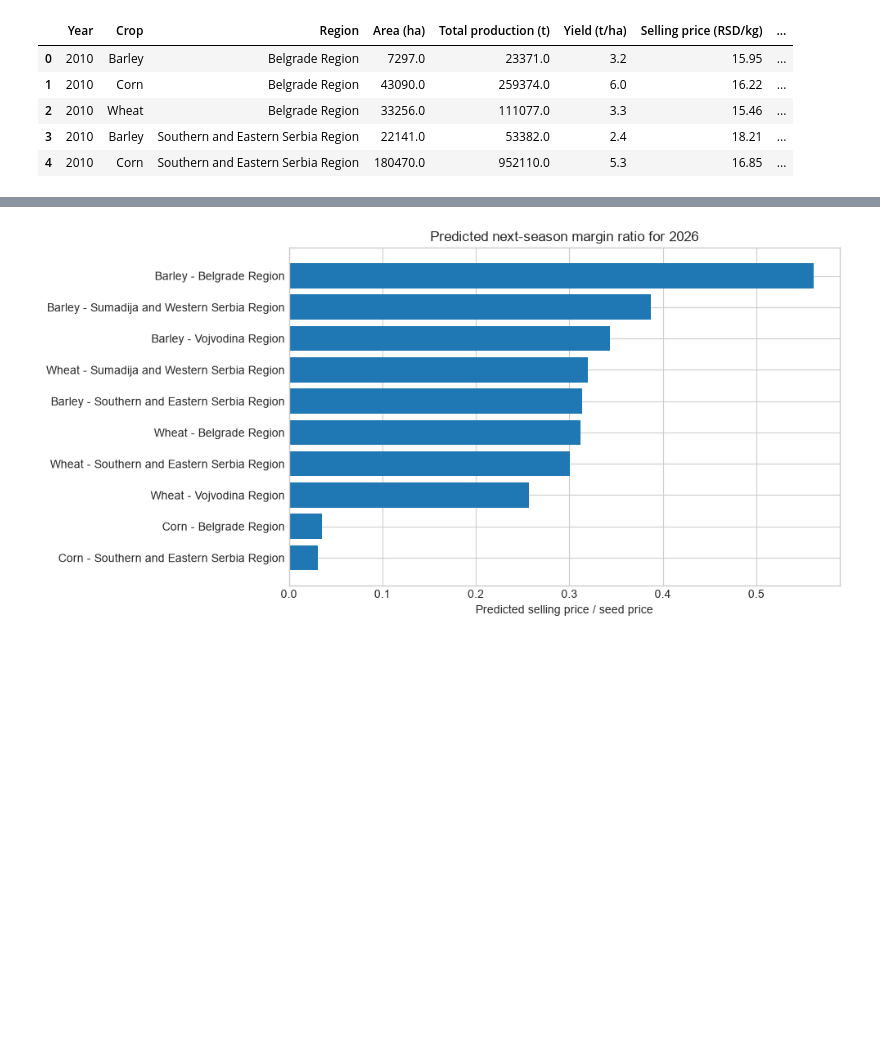
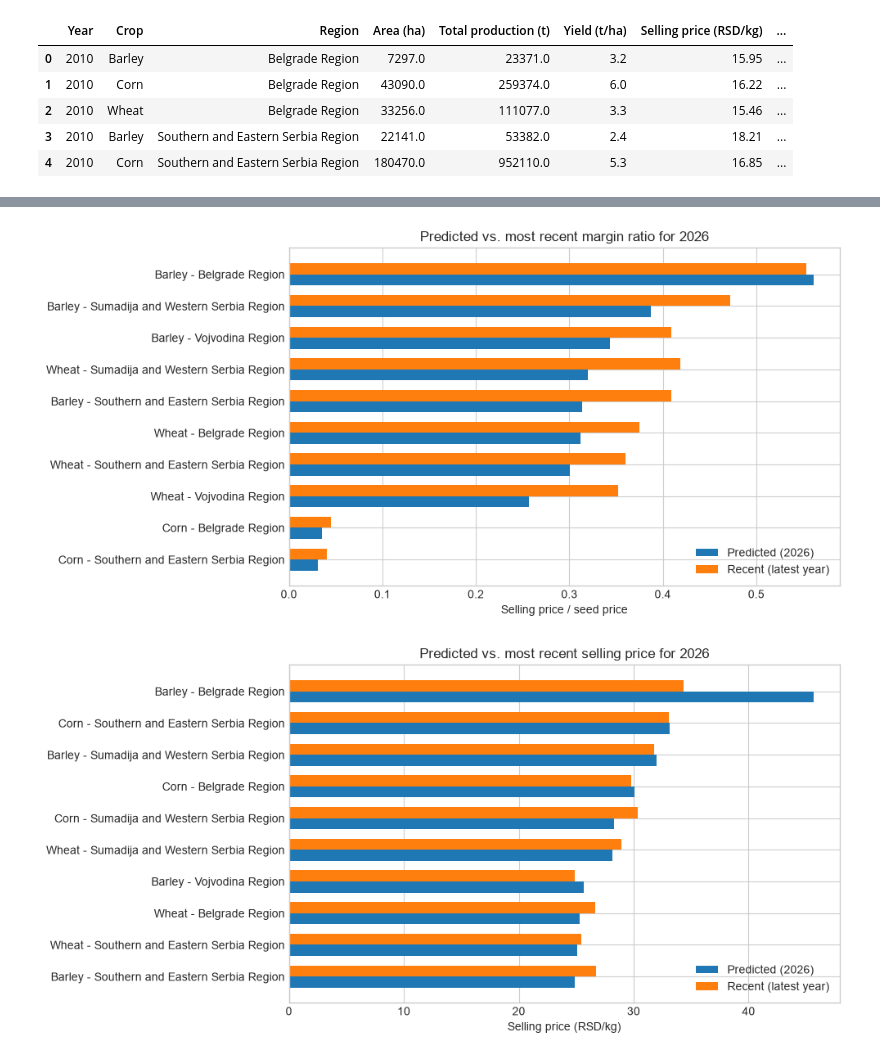
Before and after one commit to aleksandarhorvat/serbia-agriculture-data-analysis, a Jupyter notebook: project.ipynb, the cells around one changed output, grey strips where cells are left out. Cells and saved outputs as stored; diff of their text form; code cells hidden in the pictures; blank space fills up the shorter version.

```diff
--- a/project.ipynb
+++ b/project.ipynb
@@ -50,8 +50,6 @@ from IPython.display import display
 plt.style.use("seaborn-v0_8-whitegrid")
 
 analysis_df = df.copy()
-for column in ["Selling price (RSD/kg)", "Seed price (RSD/kg)", "Yield (t/ha)", "Area (ha)", "Total production (t)"]:
-    analysis_df[column] = pd.to_numeric(analysis_df[column], errors="coerce")
 
 analysis_df["Price margin (RSD/kg)"] = analysis_df["Selling price (RSD/kg)"] - analysis_df["Seed price (RSD/kg)"]
 analysis_df["Margin ratio"] = analysis_df["Selling price (RSD/kg)"] / analysis_df["Seed price (RSD/kg)"]
@@ -159,7 +163,7 @@ for ax, crop in zip(axes, sorted(demeaned["Crop"].unique())):
     ax.scatter(subset["Yield, year-demeaned (t/ha)"], subset["Selling price, year-demeaned (RSD/kg)"], alpha=0.6)
     ax.axhline(0, color="grey", linewidth=0.8)
     ax.axvline(0, color="grey", linewidth=0.8)
-    ax.set_title(f"{crop} (n={len(subset)})")
+    ax.set_title(f"{crop}")
     ax.set_xlabel("Yield, year-demeaned (t/ha)")
     ax.set_ylabel("Selling price, year-demeaned (RSD/kg)")
 plt.tight_layout()
@@ -184,9 +188,9 @@ overall = dict(zip(yield_price_within_year["Crop"], yield_price_within_year["Cor
 colors = {line.get_label().split(" ")[0]: line.get_color() for line in ax.get_lines()}
 for crop, value in overall.items():
     ax.axhline(value, color=colors.get(crop, "black"), linestyle="--", linewidth=1.5,
-               label=f"{crop} (within-year overall)")
+               label=f"{crop} (within-year)")
 ax.axhline(0, color="grey", linewidth=0.8)
-ax.set_title("Yearly yield-price correlation (noisy, n=4) vs. overall within-year estimate (dashed)")
+ax.set_title("Yearly yield-price correlation vs. overall within-year estimate")
 ax.set_xlabel("Year")
 ax.set_ylabel("Correlation")
 ax.legend(fontsize=8, ncol=2)
@@ -219,6 +223,9 @@ for (crop, region), group in analysis_df.dropna(subset=["Selling price (RSD/kg)"
         "Forecast year": forecast_year,
         "Predicted selling price (RSD/kg)": price_slope * forecast_year + price_intercept,
         "Predicted margin ratio": margin_slope * forecast_year + margin_intercept,
+        "Current selling price (RSD/kg)": history["Selling price (RSD/kg)"].iloc[-1],
+        "Current margin ratio": history["Margin ratio"].iloc[-1],
+        "Latest year": int(history["Year"].iloc[-1]),
         "History years": len(history),
     })
 
@@ -228,10 +235,44 @@ display(forecast_df.sort_values(["Crop", "Region"]).head(12))
 fig, ax = plt.subplots(figsize=(10, 5))
 if not forecast_df.empty:
     plot_forecast = forecast_df.sort_values("Predicted margin ratio", ascending=False).head(10)
-    ax.barh(plot_forecast["Crop"].astype(str) + " - " + plot_forecast["Region"].astype(str), plot_forecast["Predicted margin ratio"])
-    ax.set_title(f"Predicted next-season margin ratio for {forecast_year}")
-    ax.set_xlabel("Predicted selling price / seed price")
+    labels = plot_forecast["Crop"].astype(str) + " - " + plot_forecast["Region"].astype(str)
+
+    y = np.arange(len(plot_forecast))
+    bar_height = 0.35
+
+    ax.barh(y + bar_height/2, plot_forecast["Predicted margin ratio"], height=bar_height,
+            color="tab:blue", label=f"Predicted ({forecast_year})")
+    ax.barh(y - bar_height/2, plot_forecast["Current margin ratio"], height=bar_height,
+            color="tab:orange", label="Recent (latest year)")
+
+    ax.set_yticks(y)
+    ax.set_yticklabels(labels)
+    ax.set_title(f"Predicted vs. most recent margin ratio for {forecast_year}")
+    ax.set_xlabel("Selling price / seed price")
+    ax.legend()
     ax.invert_yaxis()
 plt.tight_layout()
 plt.show()
+
+fig, ax = plt.subplots(figsize=(10, 5))
+if not forecast_df.empty:
+    plot_forecast_price = forecast_df.sort_values("Predicted selling price (RSD/kg)", ascending=False).head(10)
+    labels_price = plot_forecast_price["Crop"].astype(str) + " - " + plot_forecast_price["Region"].astype(str)
+
+    y2 = np.arange(len(plot_forecast_price))
+    bar_height = 0.35
+
+    ax.barh(y2 + bar_height/2, plot_forecast_price["Predicted selling price (RSD/kg)"], height=bar_height,
+            color="tab:blue", label=f"Predicted ({forecast_year})")
+    ax.barh(y2 - bar_height/2, plot_forecast_price["Current selling price (RSD/kg)"], height=bar_height,
+            color="tab:orange", label="Recent (latest year)")
+
+    ax.set_yticks(y2)
+    ax.set_yticklabels(labels_price)
+    ax.set_title(f"Predicted vs. most recent selling price for {forecast_year}")
+    ax.set_xlabel("Selling price (RSD/kg)")
+    ax.legend()
+    ax.invert_yaxis()
+plt.tight_layout()
+plt.show()
 # %% [output]
@@ -251,4 +292,5 @@ plt.show()
-[figure, old version]
+[figure, new version]
+[figure, added]
 # %%
 # Hypothesis 4: region-crop net margin ranking
 region_crop_summary = (
```
Also changed, not shown: parts of 7 cells of this notebook.
